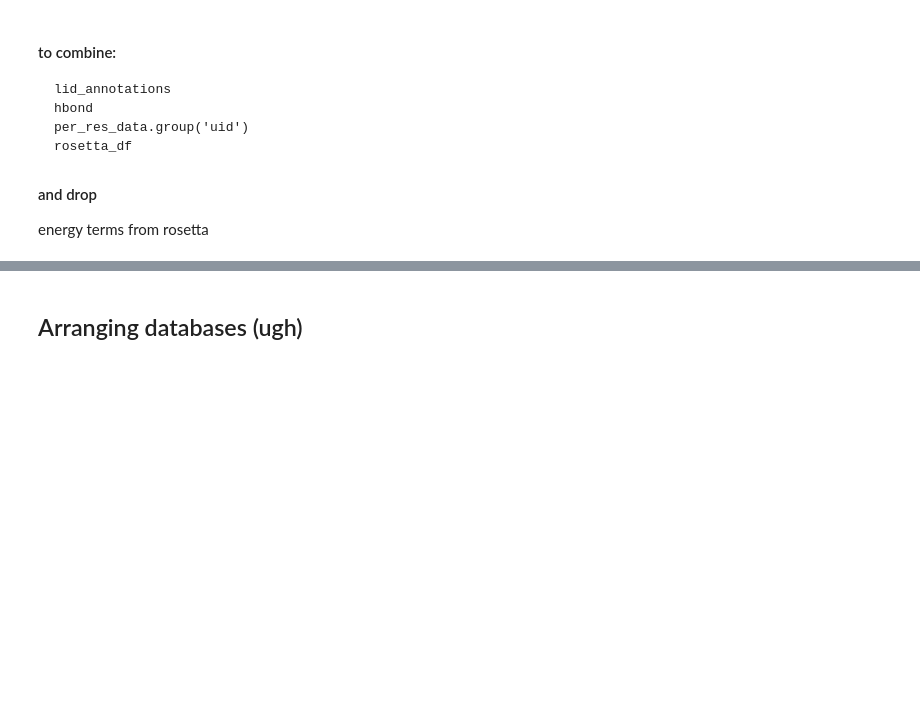
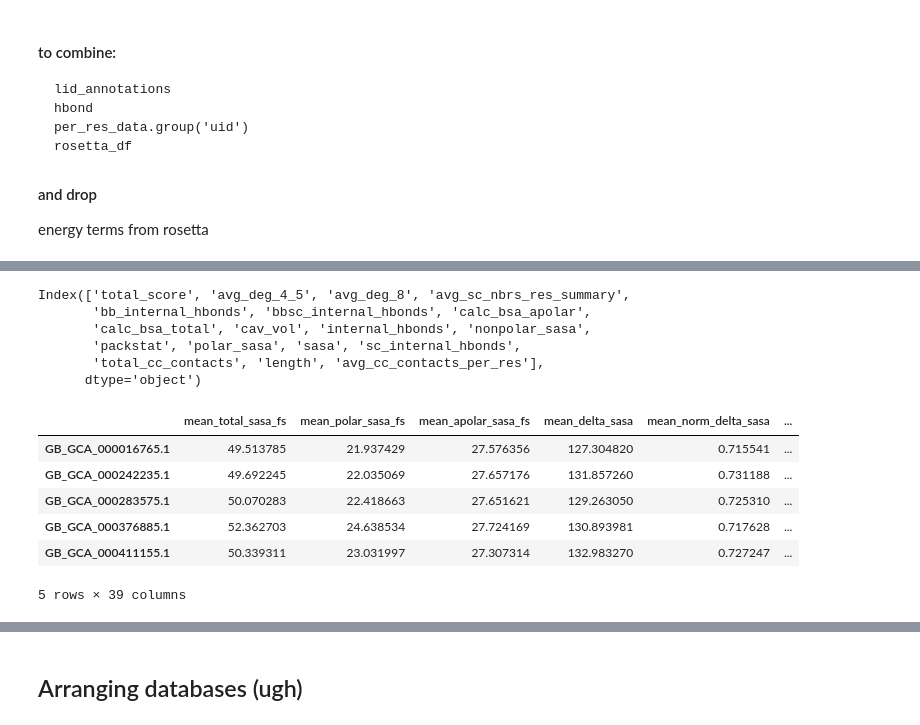
Before and after one commit to realmichaelhoffert/adenylate_kinase_ogt, a Jupyter notebook: notebooks/01_compile_data.ipynb, the cells around one changed output, grey strips where cells are left out. Drawn from its saved outputs; the diff is of its cells as text; code cells hidden in the pictures; blank space fills up the shorter version.

```diff
--- a/notebooks/01_compile_data.ipynb
+++ b/notebooks/01_compile_data.ipynb
@@ -419,0 +520,23 @@ energy terms from rosetta
+# %%
+# remove energy terms from rosetta ref2015 scoring function
+ref2015_terms = ['fa_atr',
+'fa_rep',
+'fa_sol',
+'fa_intra_rep',
+'fa_elec',
+'pro_close',
+'hbond_sr_bb',
+'hbond_lr_bb',
+'hbond_bb_sc',
+'hbond_sc',
+'dslf_fa13',
+'omega',
+'fa_dun',
+'p_aa_pp',
+'ref',
+'lk_ball_wtd',
+'fa_intra_sol_xover4',
+'rama_prepro',
+'yhh_planarity']
+
+rosetta_df.drop(ref2015_terms, axis=1).head(2)
@@ -420,3 +549,24 @@ energy terms from rosetta
+# %%
+rosetta_df.drop(ref2015_terms + ['%S', '%L', '%H'], axis=1).columns
+# %% [output]
+Index(['total_score', 'avg_deg_4_5', 'avg_deg_8', 'avg_sc_nbrs_res_summary',
+       'bb_internal_hbonds', 'bbsc_internal_hbonds', 'calc_bsa_apolar',
+       'calc_bsa_total', 'cav_vol', 'internal_hbonds', 'nonpolar_sasa',
+       'packstat', 'polar_sasa', 'sasa', 'sc_internal_hbonds',
+       'total_cc_contacts', 'length', 'avg_cc_contacts_per_res'],
+      dtype='object')
 # %%
 # rosetta_df['genome'] = rosetta_df.index + '.1'
-metrics_df = pd.merge(metrics_df, rosetta_df, left_on='uid', right_index=True)
+full_metrics_df = pd.merge(merge2,
+                           rosetta_df.drop(ref2015_terms + ['%S', '%L', '%H'], axis=1),
+                           left_index=True, right_index=True)
+# %%
+full_metrics_df.head()
+# %% [output]
+|  | mean_total_sasa_fs | mean_polar_sasa_fs | mean_apolar_sasa_fs | mean_delta_sasa | mean_norm_delta_sasa | ... |
+| GB_GCA_000016765.1 | 49.513785 | 21.937429 | 27.576356 | 127.304820 | 0.715541 | ... |
+| GB_GCA_000242235.1 | 49.692245 | 22.035069 | 27.657176 | 131.857260 | 0.731188 | ... |
+| GB_GCA_000283575.1 | 50.070283 | 22.418663 | 27.651621 | 129.263050 | 0.725310 | ... |
+| GB_GCA_000376885.1 | 52.362703 | 24.638534 | 27.724169 | 130.893981 | 0.717628 | ... |
+| GB_GCA_000411155.1 | 50.339311 | 23.031997 | 27.307314 | 132.983270 | 0.727247 | ... |
+5 rows × 39 columns
```
Also changed, not shown: parts of 21 cells of this notebook, 1 other file.
